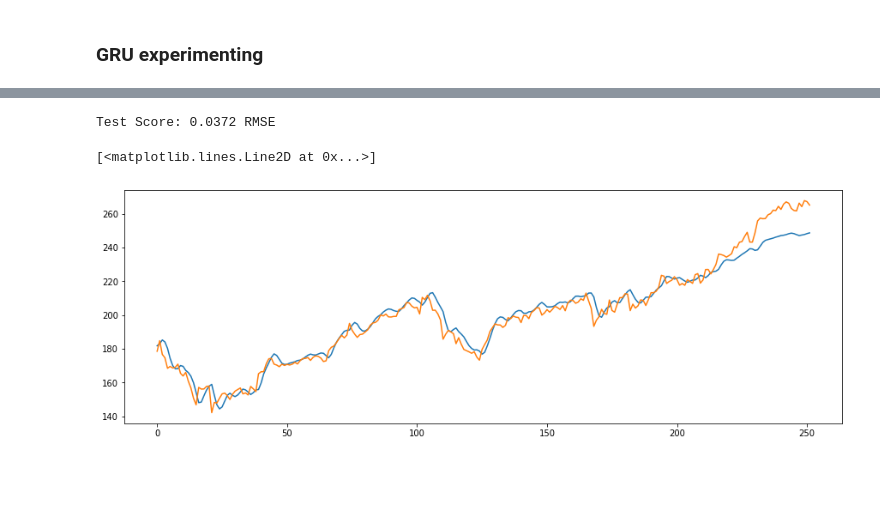
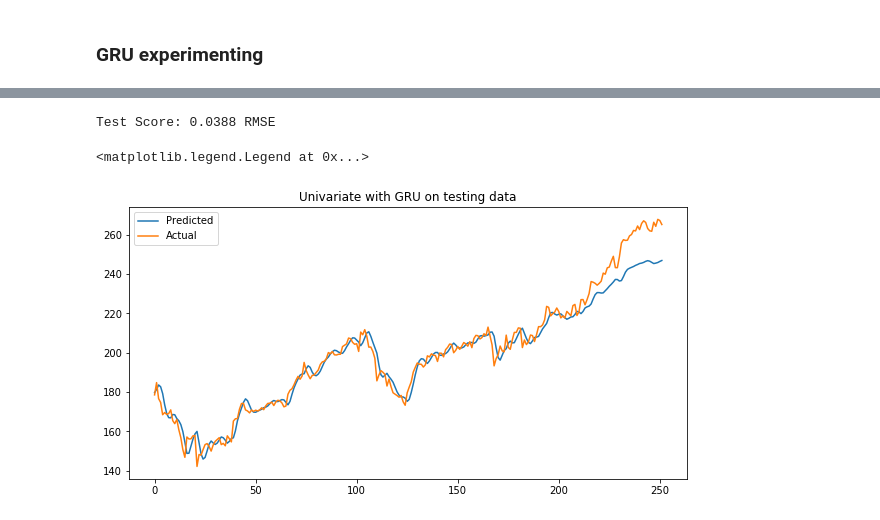
Before and after one commit to Samarmy/CS545TP, a Jupyter notebook: Armstrong-Choudhary-Hua-project.ipynb, the cells around one changed output, grey strips where cells are left out. Cells and saved outputs as stored; diff of their text form; code cells hidden in the pictures; blank space fills up the shorter version.

Commit message:
plot dimension updates

```diff
--- a/Armstrong-Choudhary-Hua-project.ipynb
+++ b/Armstrong-Choudhary-Hua-project.ipynb
@@ -1352,23 +1379,25 @@ Train Score: 0.0202 RMSE
 # %%
 X_test = []
 for i in range(look_back_uni_series, testing_set.shape[0]):
     X_test.append(testing_set[i-look_back_uni_series:i, :])
 
 X_test = np.array(X_test)
 # Use the following line for convNN
 X_test = X_test
 # predicted_stock_price = regressor.predict(X_test.reshape(X_test.shape[0], 1, X_test.shape[1], X_test.shape[2])).reshape(-1, 1)
 predicted_stock_price = regressor.predict(X_test).reshape(-1, 1)
 
 testScore_rnn = math.sqrt(mean_squared_error(Y_test, predicted_stock_price))
 print('Test Score: %.4f RMSE' % (testScore_rnn))
 
 
-plt.figure(figsize=(15, 5))
+plt.figure(figsize=(10, 5))
 plt.subplot(1, 1, 1)
-plt.plot(scUniSeries2.inverse_transform(predicted_stock_price))
-plt.plot(scUniSeries2.inverse_transform(Y_test))
+plt.plot(scUniSeries2.inverse_transform(predicted_stock_price), label = "Predicted")
+plt.plot(scUniSeries2.inverse_transform(Y_test), label = "Actual")
+plt.title("Univariate with GRU on testing data")
+plt.legend()
 # %% [output]
-Test Score: 0.0372 RMSE
+Test Score: 0.0388 RMSE
-[<matplotlib.lines.Line2D at 0x...>]
+<matplotlib.legend.Legend at 0x...>
-[figure, old version]
+[figure, new version]
```
Also changed, not shown: parts of 28 cells of this notebook.
